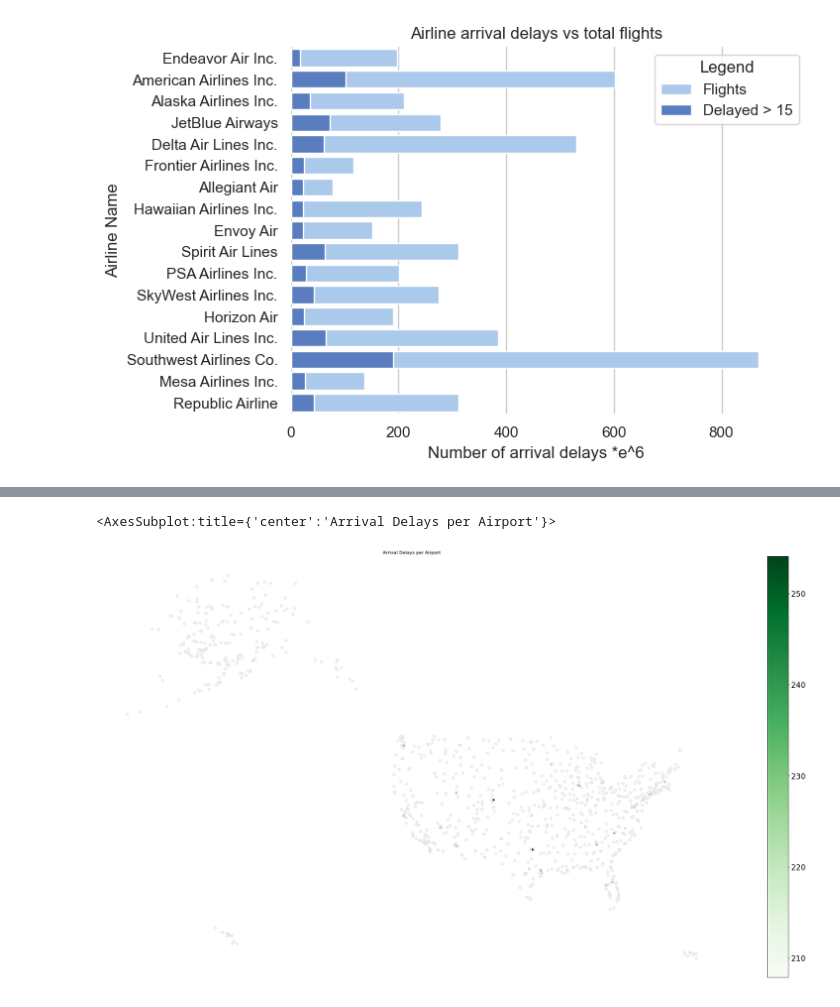
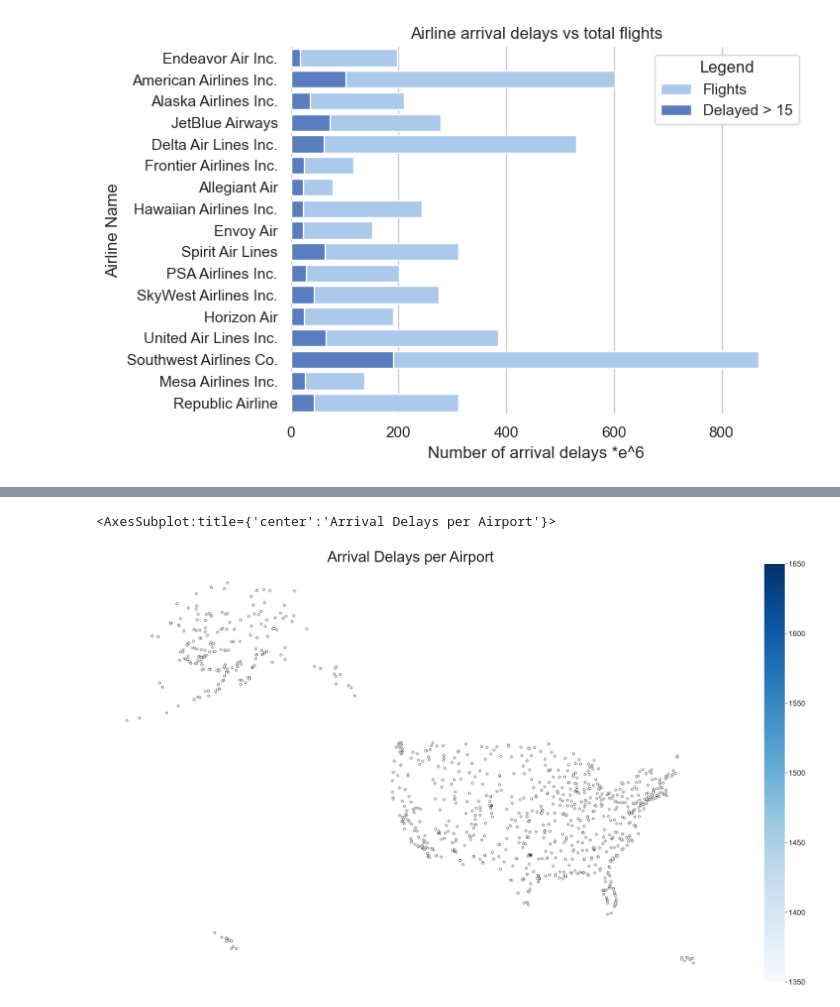
Before and after one commit to ubco-W2022T2-data301/project-group-group51, a Jupyter notebook: analysis/analysis2.ipynb, the cells around one changed output, grey strips where cells are left out. Drawn from its saved outputs; the diff is of its cells as text; code cells hidden in the pictures.

```diff
--- a/analysis/analysis2.ipynb
+++ b/analysis/analysis2.ipynb
@@ -43,8 +45,8 @@ df.to_csv('../data/raw/MapFile/mapfilefiltered.csv')
 # %%
 us_map = gpd.read_file('../data/raw/MapFile/airports.shp')
 airlinedatafiltered = pd.read_csv('../data/raw/MapFile/mapfilefiltered.csv')
-df = airlinedatafiltered.groupby('airport')['arr_del15'].sum().reset_index()
+df = airlinedatafiltered.groupby('airport')['late_aircraft_ct'].sum().reset_index()
 us_map = us_map.rename(columns = {'IATA':'airport'})
-us_map
+df
 #merge data on common thing so airport code
 # %% [output]
@@ -64,17 +66,23 @@ us_map
 # %%
+sns.set(style = "darkgrid")
 merged = us_map.set_index('airport').join(df.set_index('airport'))
 merged = merged.reset_index()
 merged = merged.fillna(0)
 fig,ax=plt.subplots(1,figsize=(40,20))
 ax.axis('off')
-ax.set_title('Arrival Delays per Airport')
-color = 'Greens'
-vmin,vmax = 0,231
+ax.set_title('Arrival Delays per Airport',fontdict ={'fontsize': '40', 'fontweight': '3'})
+color = 'Blues'
+# plot bar size:
+vmin,vmax = 0,1500
+#dont touch these:
 sm = plt.cm.ScalarMappable(cmap = color, norm = plt.Normalize(vmin=vmax, vmax=vmax))
 sm._A = []
 cbar = fig.colorbar(sm)
+#end of dont touch braket
 cbar.ax.tick_params(labelsize = 20)
-merged.plot('arr_del15',cmap = color, linewidth=0.8, ax=ax, edgecolor = '0.8',figsize = (40,20))
+merged.plot('late_aircraft_ct',cmap = color, linewidth=0.8, ax=ax, edgecolor = '0.1',figsize = (40,20))
+#save figure option
+#fig.savefig('KenMap_export.png',dpi = 300)
 # %% [output]
 <AxesSubplot:title={'center':'Arrival Delays per Airport'}>
-[figure, old version]
+[figure, new version]
```
Also changed, not shown: parts of 2 cells of this notebook.
